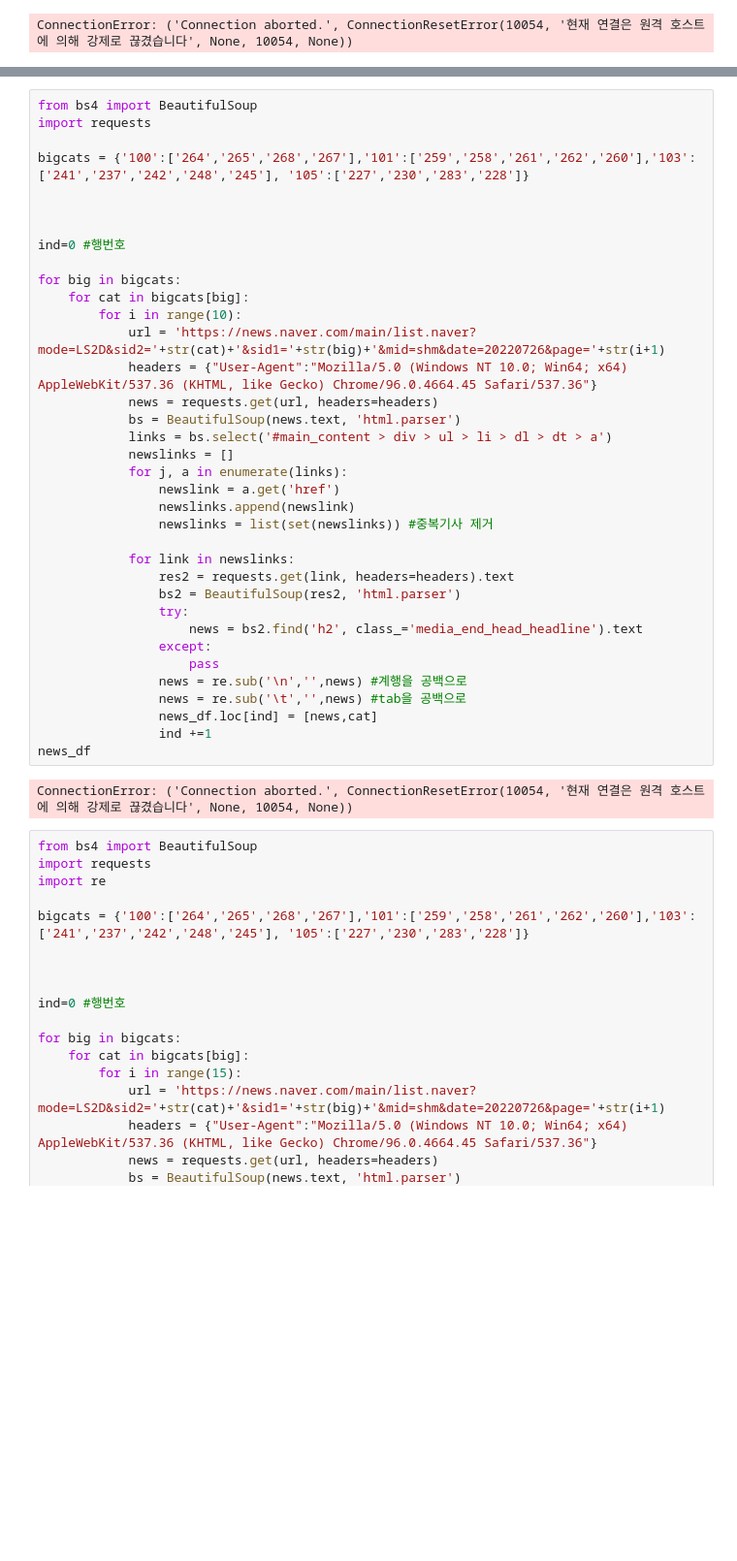
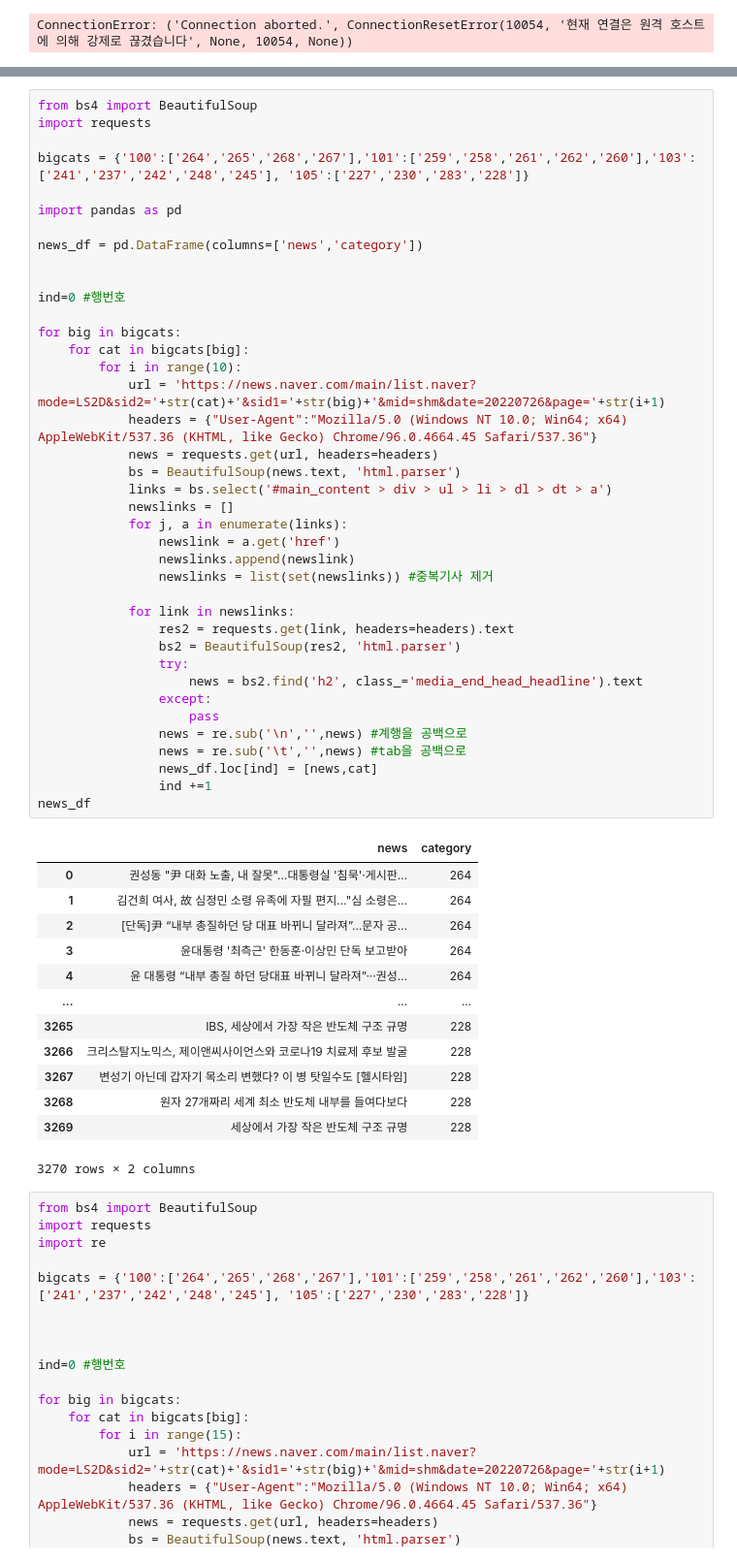
Before and after one commit to Toddbear20/Toddbear20, a Jupyter notebook: m2_분석라이브러리활용/crawling/web_crawling_2.ipynb, the cells around one changed output, grey strips where cells are left out. Shown at 97% size. Cells and saved outputs as stored; diff of their text form; blank space fills up the shorter version.

```diff
--- a/m2_분석라이브러리활용/crawling/web_crawling_2.ipynb
+++ b/m2_분석라이브러리활용/crawling/web_crawling_2.ipynb
@@ -1171,38 +1186,53 @@ import requests
 
 bigcats = {'100':['264','265','268','267'],'101':['259','258','261','262','260'],'103':['241','237','242','248','245'], '105':['227','230','283','228']}
 
+import pandas as pd
+
+news_df = pd.DataFrame(columns=['news','category'])
 
 
 ind=0 #행번호
 
 for big in bigcats:
     for cat in bigcats[big]:
         for i in range(10):
             url = 'https://news.naver.com/main/list.naver?mode=LS2D&sid2='+str(cat)+'&sid1='+str(big)+'&mid=shm&date=20220726&page='+str(i+1)
             headers = {"User-Agent":"Mozilla/5.0 (Windows NT 10.0; Win64; x64) AppleWebKit/537.36 (KHTML, like Gecko) Chrome/96.0.4664.45 Safari/537.36"}
             news = requests.get(url, headers=headers)
             bs = BeautifulSoup(news.text, 'html.parser')
             links = bs.select('#main_content > div > ul > li > dl > dt > a')
             newslinks = []
             for j, a in enumerate(links):
                 newslink = a.get('href')
                 newslinks.append(newslink)
                 newslinks = list(set(newslinks)) #중복기사 제거
 
             for link in newslinks:
                 res2 = requests.get(link, headers=headers).text
                 bs2 = BeautifulSoup(res2, 'html.parser')
                 try:
                     news = bs2.find('h2', class_='media_end_head_headline').text
                 except:
                     pass
                 news = re.sub('\n','',news) #계행을 공백으로
                 news = re.sub('\t','',news) #tab을 공백으로
                 news_df.loc[ind] = [news,cat]
                 ind +=1
 news_df
 # %% [output]
+|  | news | category |
+| 0 | 권성동 "尹 대화 노출, 내 잘못"…대통령실 '침묵'·게시판... | 264 |
+| 1 | 김건희 여사, 故 심정민 소령 유족에 자필 편지…"심 소령은... | 264 |
+| 2 | [단독]尹 “내부 총질하던 당 대표 바뀌니 달라져”…문자 공... | 264 |
+| 3 | 윤대통령 '최측근' 한동훈·이상민 단독 보고받아 | 264 |
+| 4 | 윤 대통령 “내부 총질 하던 당대표 바뀌니 달라져”···권성... | 264 |
+| ... | ... | ... |
+| 3265 | IBS, 세상에서 가장 작은 반도체 구조 규명 | 228 |
+| 3266 | 크리스탈지노믹스, 제이앤씨사이언스와 코로나19 치료제 후보 발굴 | 228 |
+| 3267 | 변성기 아닌데 갑자기 목소리 변했다? 이 병 탓일수도 [헬시타임] | 228 |
+| 3268 | 원자 27개짜리 세계 최소 반도체 내부를 들여다보다 | 228 |
+| 3269 | 세상에서 가장 작은 반도체 구조 규명 | 228 |
-ConnectionError: ('Connection aborted.', ConnectionResetError(10054, '현재 연결은 원격 호스트에 의해 강제로 끊겼습니다', None, 10054, None))
+3270 rows × 2 columns
 # %%
 from bs4 import BeautifulSoup
 import requests
```
Also changed, not shown: parts of 1 cell of this notebook, 3 other files.
